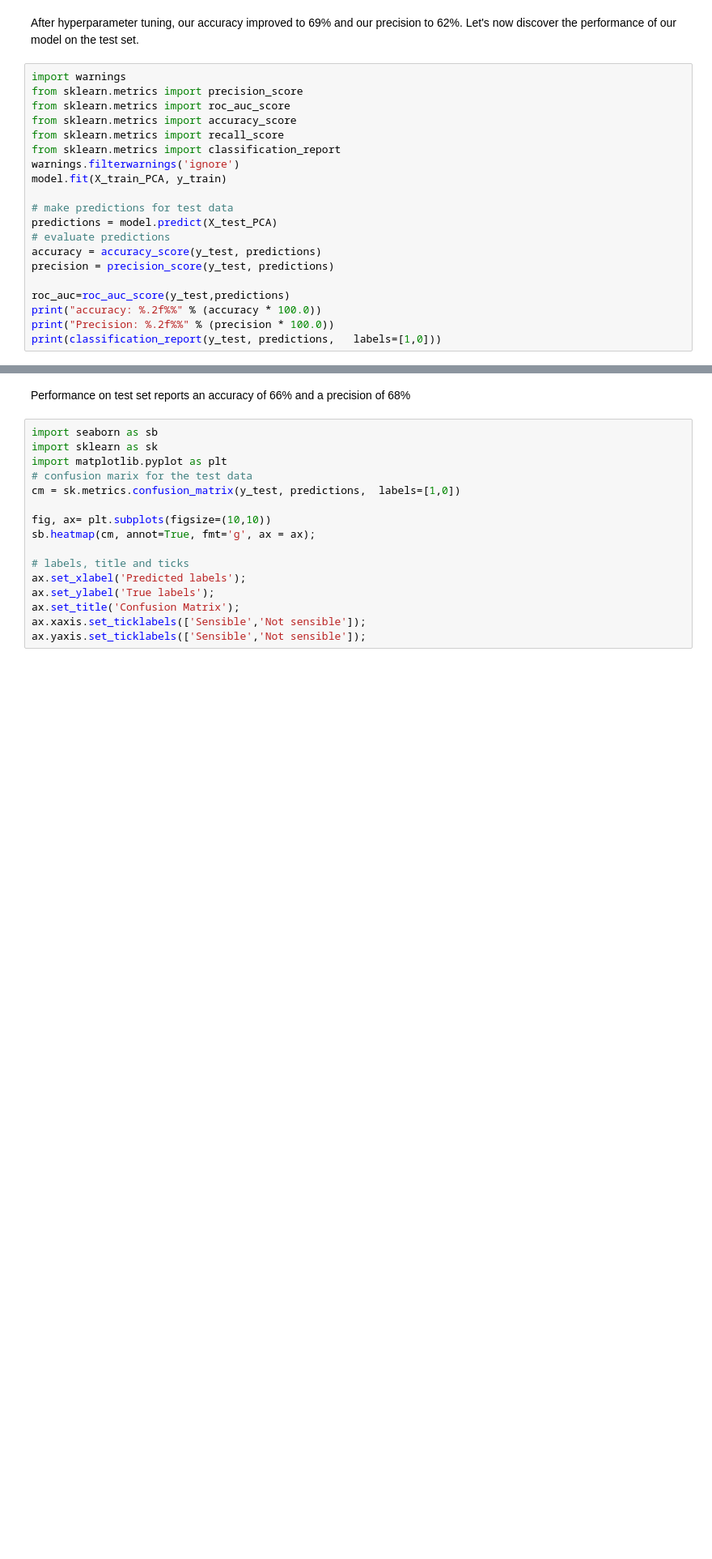
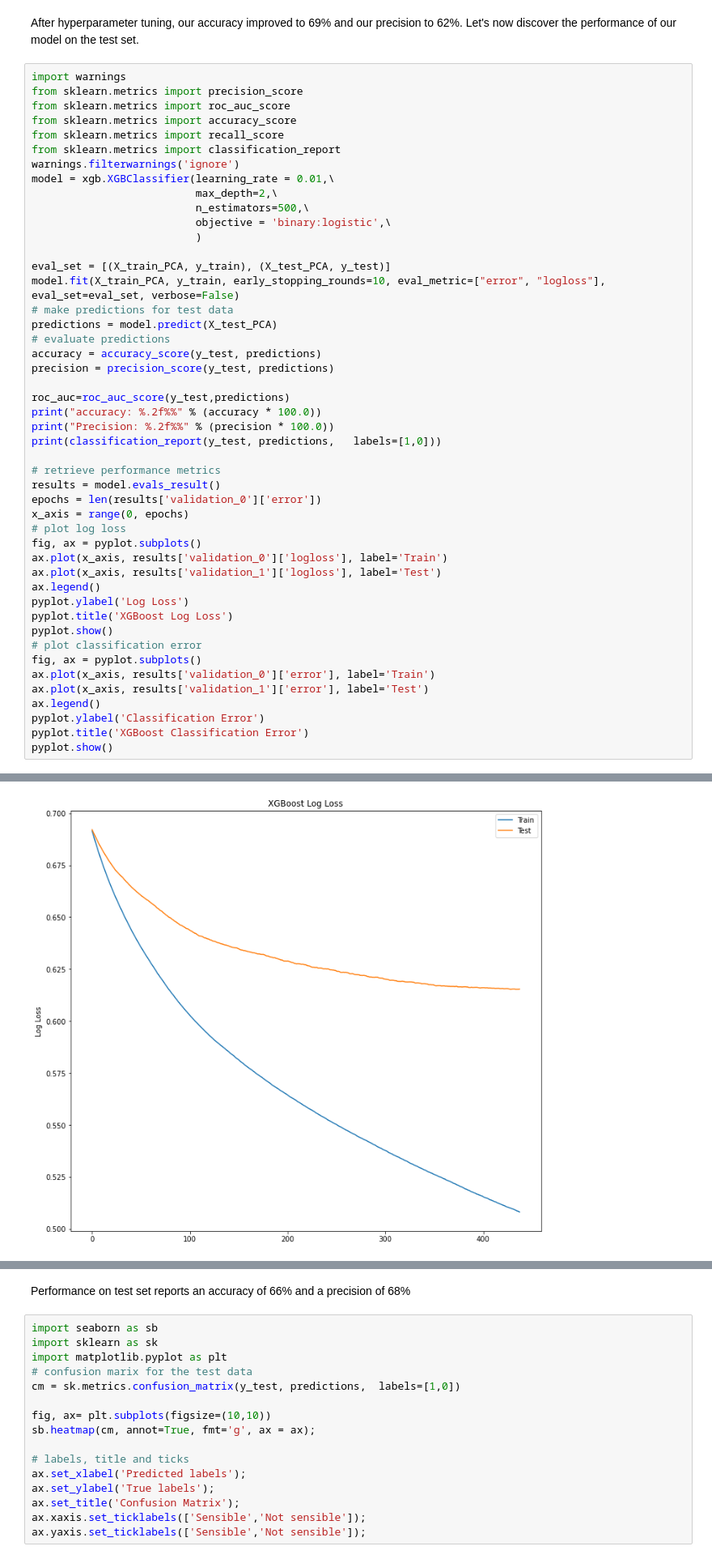
Before and after one commit to raphaelmhd/Customer-insights, a Jupyter notebook: Coupon redemption prediction.ipynb, the cells around one changed output, grey strips where cells are left out. Shown at 81% size. Cells and saved outputs as stored; diff of their text form; blank space fills up the shorter version.

```diff
--- a/Coupon redemption prediction.ipynb
+++ b/Coupon redemption prediction.ipynb
@@ -648,8 +667,14 @@ from sklearn.metrics import accuracy_score
 from sklearn.metrics import recall_score
 from sklearn.metrics import classification_report
 warnings.filterwarnings('ignore')
-model.fit(X_train_PCA, y_train)
+model = xgb.XGBClassifier(learning_rate = 0.01,\
+                          max_depth=2,\
+                          n_estimators=500,\
+                          objective = 'binary:logistic',\
+                          )
 
+eval_set = [(X_train_PCA, y_train), (X_test_PCA, y_test)]
+model.fit(X_train_PCA, y_train, early_stopping_rounds=10, eval_metric=["error", "logloss"], eval_set=eval_set, verbose=False)
 # make predictions for test data
 predictions = model.predict(X_test_PCA)
 # evaluate predictions
@@ -660,4 +685,25 @@ roc_auc=roc_auc_score(y_test,predictions)
 print("accuracy: %.2f%%" % (accuracy * 100.0))
 print("Precision: %.2f%%" % (precision * 100.0))
 print(classification_report(y_test, predictions,   labels=[1,0]))
+
+# retrieve performance metrics
+results = model.evals_result()
+epochs = len(results['validation_0']['error'])
+x_axis = range(0, epochs)
+# plot log loss
+fig, ax = pyplot.subplots()
+ax.plot(x_axis, results['validation_0']['logloss'], label='Train')
+ax.plot(x_axis, results['validation_1']['logloss'], label='Test')
+ax.legend()
+pyplot.ylabel('Log Loss')
+pyplot.title('XGBoost Log Loss')
+pyplot.show()
+# plot classification error
+fig, ax = pyplot.subplots()
+ax.plot(x_axis, results['validation_0']['error'], label='Train')
+ax.plot(x_axis, results['validation_1']['error'], label='Test')
+ax.legend()
+pyplot.ylabel('Classification Error')
+pyplot.title('XGBoost Classification Error')
+pyplot.show()
 # %% [output]
@@ -673,0 +720 @@ weighted avg       0.67      0.66      0.64       226
+[figure, added]
```
Also changed, not shown: parts of 10 cells of this notebook.
